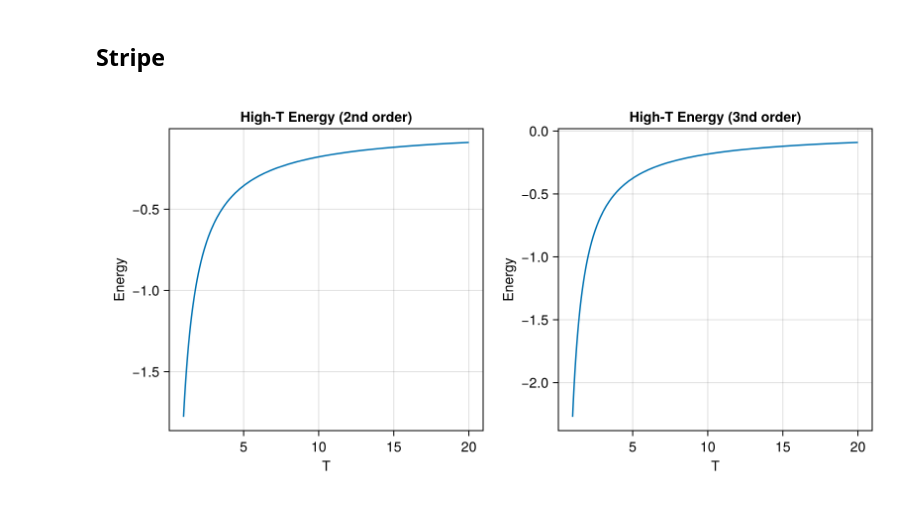
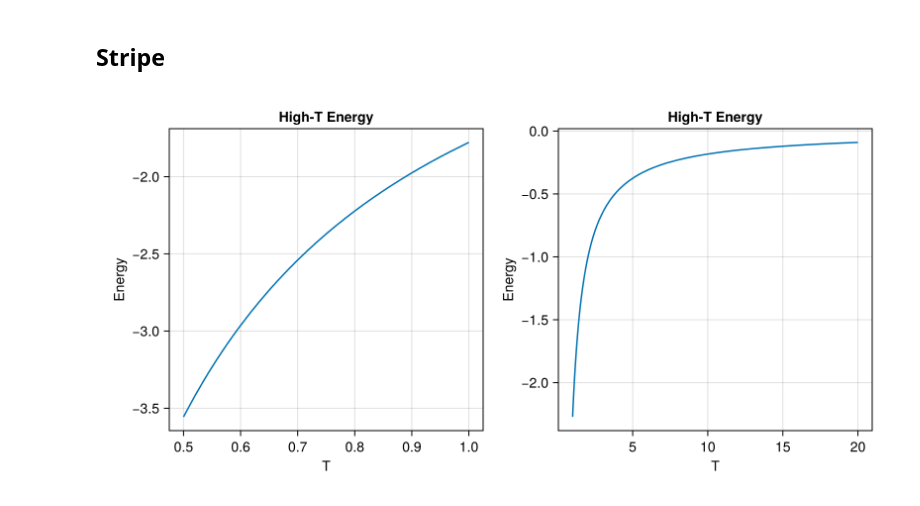
Before and after one commit to PatXue/WignerMolecule.jl, a Jupyter notebook: high-temp/plotting.ipynb, the cells around one changed output. Saved outputs shown, nothing was run; the diff lists cells and outputs as text; code cells hidden in the pictures.

Commit message:
Plot high-T expansion on small and high T ranges

```diff
--- a/high-temp/plotting.ipynb
+++ b/high-temp/plotting.ipynb
@@ -41,9 +41,9 @@ end
 Read high-T expansion coefficients for energy from JLD2 file to order ord,
 returns closure accepting T
 """
-function getexpansion(name, ord)
+function getexpansion(name, ord, symbol="H")
     all_data = load("expectations.jld2")
-    energies = [measurement(all_data["$name/HH$i"]) for i in 0:(ord-1)]
+    energies = [measurement(all_data["$name/$(symbol)H$i"]) for i in 0:(ord-1)]
     cumulants = [cumulant(energies, i) for i in 1:ord]
     return T -> getfield.(sum([(-1/T)^i / factorial(i) for i in 0:(ord-1)] .* cumulants), :val) ./ 64
 end
@@ -59,10 +59,10 @@ $116.0 \pm 54.0$
 ## Stripe
 # %%
 fig = Figure(size=(800,400))
-fig[1,1] = ax1 = Axis(fig, title="High-T Energy (2nd order)", xlabel="T", ylabel="Energy")
-lines!(ax1, 1..20, getexpansion("stripe", 2))
-fig[1,2] = ax2 = Axis(fig, title="High-T Energy (3nd order)", xlabel="T", ylabel="Energy")
+fig[1,1] = ax1 = Axis(fig, title="High-T Energy", xlabel="T", ylabel="Energy")
+lines!(ax1, 0.5..1, getexpansion("stripe", 2))
+fig[1,2] = ax2 = Axis(fig, title="High-T Energy", xlabel="T", ylabel="Energy")
 lines!(ax2, 1..20, getexpansion("stripe", 3))
 fig
 # %% [output]
-[figure, old version]
+[figure, new version]
```
